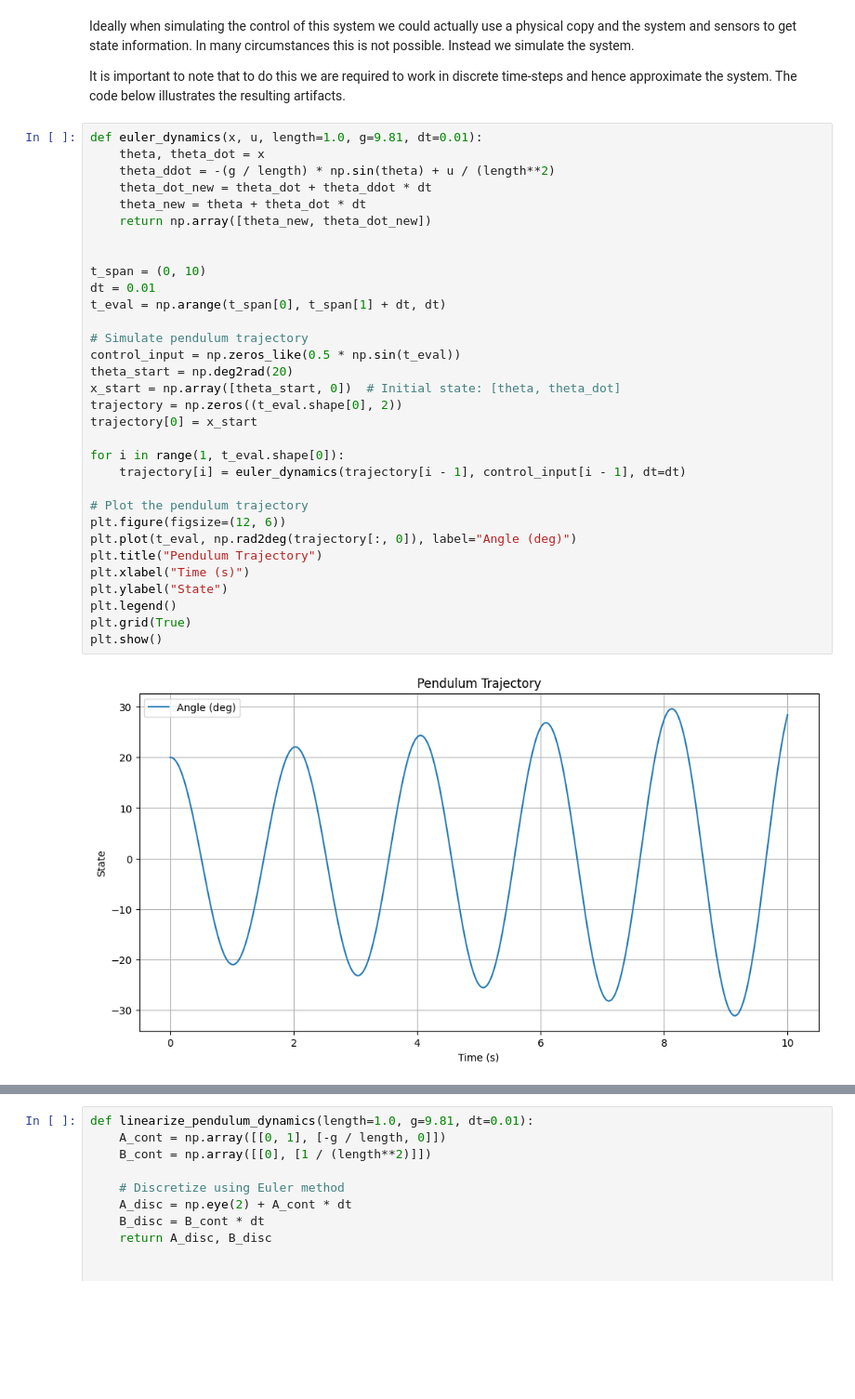
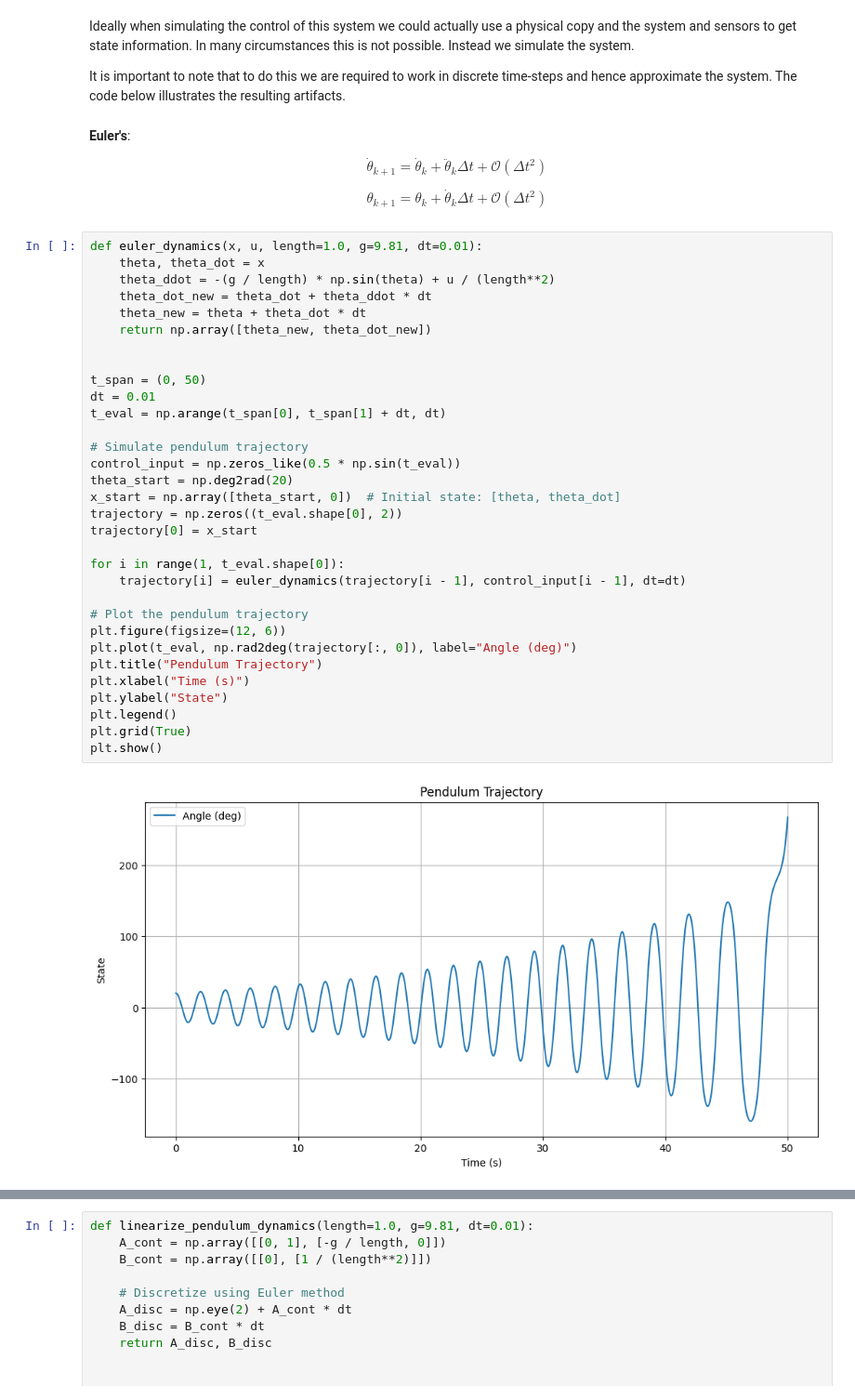
Before and after one commit to ofs416/Reinforcement_Learning, a Jupyter notebook: 2_1_pendulum.ipynb, the cells around one changed output, grey strips where cells are left out. Shown at 93% size. Drawn from its saved outputs; the diff is of its cells as text; blank space fills up the shorter version.

```diff
--- a/2_1_pendulum.ipynb
+++ b/2_1_pendulum.ipynb
@@ -25,39 +22,45 @@ $$
 Ideally when simulating the control of this system we could actually use a physical copy and the system and sensors to get state information. In many circumstances this is not possible. Instead we simulate the system.
 
 It is important to note that to do this we are required to work in discrete time-steps and hence approximate the system. The code below illustrates the resulting artifacts.
+# %% [markdown]
+**Euler's**:
+
+$$ \dot{\theta}_{k+1} = \dot{\theta}_k + \ddot{\theta}_k \Delta t + \mathcal{O}(\Delta t^2)$$
+
+$$ \theta_{k+1} = \theta_k + \dot{\theta}_k \Delta t + \mathcal{O}(\Delta t^2)$$
 # %%
 def euler_dynamics(x, u, length=1.0, g=9.81, dt=0.01):
     theta, theta_dot = x
     theta_ddot = -(g / length) * np.sin(theta) + u / (length**2)
     theta_dot_new = theta_dot + theta_ddot * dt
     theta_new = theta + theta_dot * dt
     return np.array([theta_new, theta_dot_new])
 
 
-t_span = (0, 10)
+t_span = (0, 50)
 dt = 0.01
 t_eval = np.arange(t_span[0], t_span[1] + dt, dt)
 
 # Simulate pendulum trajectory
 control_input = np.zeros_like(0.5 * np.sin(t_eval))
 theta_start = np.deg2rad(20)
 x_start = np.array([theta_start, 0])  # Initial state: [theta, theta_dot]
 trajectory = np.zeros((t_eval.shape[0], 2))
 trajectory[0] = x_start
 
 for i in range(1, t_eval.shape[0]):
     trajectory[i] = euler_dynamics(trajectory[i - 1], control_input[i - 1], dt=dt)
 
 # Plot the pendulum trajectory
 plt.figure(figsize=(12, 6))
 plt.plot(t_eval, np.rad2deg(trajectory[:, 0]), label="Angle (deg)")
 plt.title("Pendulum Trajectory")
 plt.xlabel("Time (s)")
 plt.ylabel("State")
 plt.legend()
 plt.grid(True)
 plt.show()
 # %% [output]
-[figure, old version]
+[figure, new version]
 # %% [markdown]
 Here we observe that the first order taylor expansion introduces a violation of the conservation of energy.
```
Also changed, not shown: parts of 10 cells of this notebook.
